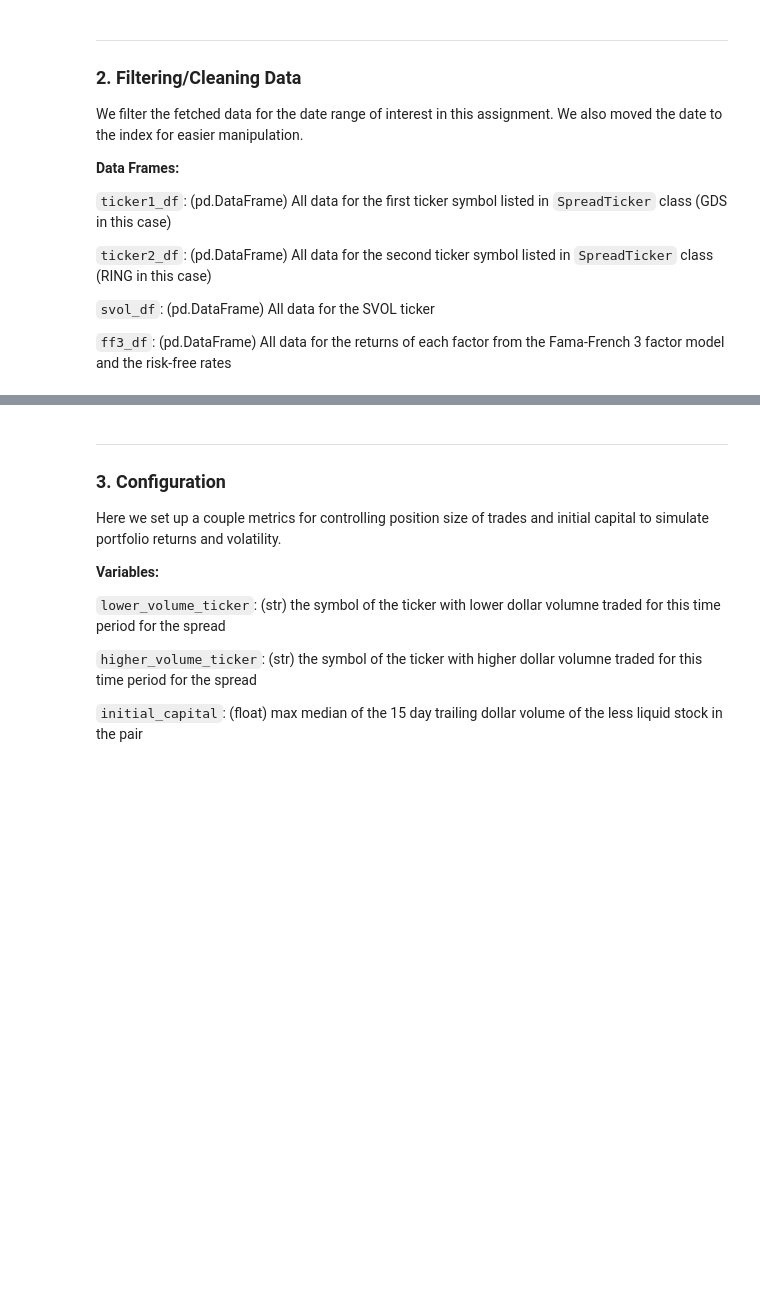
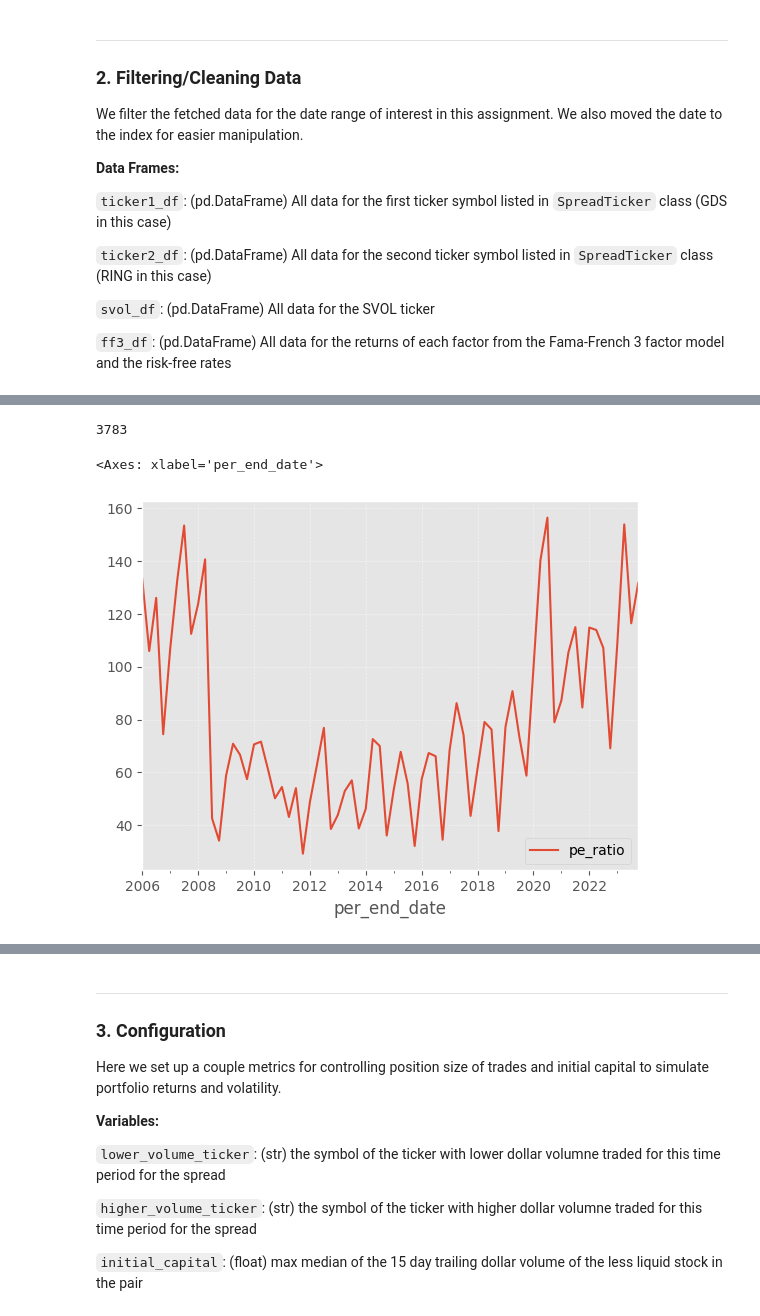
Before and after one commit to MrHumble-Bee/quantitative_trading_strategies, a Jupyter notebook: hw3_financialratioquantiles/hw3_financialratioquantiles.ipynb, the cells around one changed output, grey strips where cells are left out. Saved outputs shown, nothing was run; the diff lists cells and outputs as text; code cells hidden in the pictures; blank space fills up the shorter version.

Commit message:
Clearning data
Validation against LLY

```diff
--- a/hw3_financialratioquantiles/hw3_financialratioquantiles.ipynb
+++ b/hw3_financialratioquantiles/hw3_financialratioquantiles.ipynb
@@ -664,5 +563,0 @@ Data file /Users/alexhuang/Documents/Academic/FINM 33150/quandl_data_table_downl
-# %%
-shares_out = shares_df[['m_ticker', 'per_end_date', 'shares_out']]
-mkt_val = mktcap_df[['m_ticker', 'per_end_date', 'mkt_val']]
-display(shares_out.shape)
-display(mkt_val.shape)
@@ -672,5 +563,0 @@ display(mkt_val.shape)
-# %%
-# fc_df[['tot_lterm_debt', 'curr_portion_debt', 'tot_lterm_liab', 'tot_liab']]
-eps_df = fc_df[['m_ticker', 'per_end_date', 'eps_diluted_net', 'basic_net_eps']]
-# %%
-eps_df = eps_df[(eps_df['per_end_date'] >= LOWER_DATE) & (eps_df['per_end_date'] <= UPPER_DATE)]
@@ -707,9 +563,0 @@ pe_df = eps_df.merge(
-# %%
-pe_df['pe_ratio'] = np.where(
-    pe_df['eps_diluted_net'].isna(),
-    pe_df['mkt_val'] / pe_df['shares_out'] / pe_df['basic_net_eps'],
-    pe_df['mkt_val'] / pe_df['shares_out'] / pe_df['eps_diluted_net']
-)
-# pe_df.dropna(axis=0, subset=['pe_ratio'], inplace=True)
-# pe_df
-pe_df[~pe_df['pe_ratio'].isna()]
@@ -792,0 +604,54 @@ display(svol_df.head(3))
+# %%
+len(valid_tickers)
+# %% [output]
+3783
+# %%
+def compute_pe_ratio(eps_diluted_net: pd.Series, shares_out: pd.Series, mkt_val: pd.Series, basic_net_eps: pd.Series=None) -> pd.DataFrame:
+        eps_df = (tables['FC'][tables['FC']['per_type'] == 'Q'][['m_ticker', 'per_end_date', 'per_type', 'eps_diluted_net', 'basic_net_eps']]
+                .dropna(subset=['m_ticker'])
+                .dropna(how='all', subset=['eps_diluted_net', 'basic_net_eps'])
+                .sort_values(by=['m_ticker', 'per_end_date'])
+                )
+        eps_df['per_end_date'] = pd.to_datetime(eps_df['per_end_date'], format='%Y-%m-%d')
+        eps_df['m_ticker'] = eps_df['m_ticker'].str.strip()
+
+        shares_df = (tables['SHRS'][tables['SHRS']['per_type'] == 'Q'][['m_ticker', 'per_end_date', 'per_type', 'shares_out']]
+                .dropna(subset=['m_ticker'])
+                .dropna(how='all', subset=['shares_out'])
+                .sort_values(by=['m_ticker', 'per_end_date'])
+                )
+        shares_df['per_end_date'] = pd.to_datetime(shares_df['per_end_date'], format='%Y-%m-%d')
+        shares_df['m_ticker'] = shares_df['m_ticker'].str.strip()
+
+        mkt_df = (tables['MKTV'][tables['MKTV']['per_type'] == 'Q'][['m_ticker', 'per_end_date', 'per_type', 'mkt_val']]
+                .dropna(subset=['m_ticker'])
+                .dropna(how='all', subset=['mkt_val'])
+                .sort_values(by=['m_ticker', 'per_end_date'])
+                )
+        mkt_df['per_end_date'] = pd.to_datetime(mkt_df['per_end_date'], format='%Y-%m-%d')
+        mkt_df['m_ticker'] = mkt_df['m_ticker'].str.strip()
+
+        pe_df = eps_df.merge(
+        shares_df.merge(
+                mkt_df,
+                on=['m_ticker', 'per_end_date', 'per_type'],
+                how='outer'
+        ),
+        on=['m_ticker', 'per_end_date', 'per_type'],
+        how='outer',
+        )
+
+        # pe_df['eps_diluted_net'] = pe_df['eps_diluted_net'].fillna(pe_df['basic_net_eps'])
+        pe_df[['eps_diluted_net', 'shares_out', 'mkt_val']] = pe_df.groupby('m_ticker')[['eps_diluted_net', 'shares_out', 'mkt_val']].ffill()
+        pe_df['eps_diluted_net'] = pe_df['eps_diluted_net'].apply(lambda x: max(0.0001, x))
+        pe_df['ttm_eps'] = pe_df.groupby('m_ticker')['eps_diluted_net'].rolling(window=4).sum().reset_index(level=0, drop=True)
+
+        pe_df['ttm_pe_ratio'] = pe_df['mkt_val'] / pe_df['shares_out'] / pe_df['ttm_eps']
+        pe_df['pe_ratio'] = pe_df['mkt_val'] / pe_df['shares_out'] / pe_df['eps_diluted_net']
+        return pe_df
+
+pe_ratio_df = compute_pe_ratio(1,1,1).set_index('per_end_date')
+pe_ratio_df[pe_ratio_df['m_ticker'] == 'AAPL'][[ 'pe_ratio']].plot.line()
+# %% [output]
+<Axes: xlabel='per_end_date'>
+[figure, added]
```
Also changed, not shown: parts of 28 cells of this notebook, 3 other files.
